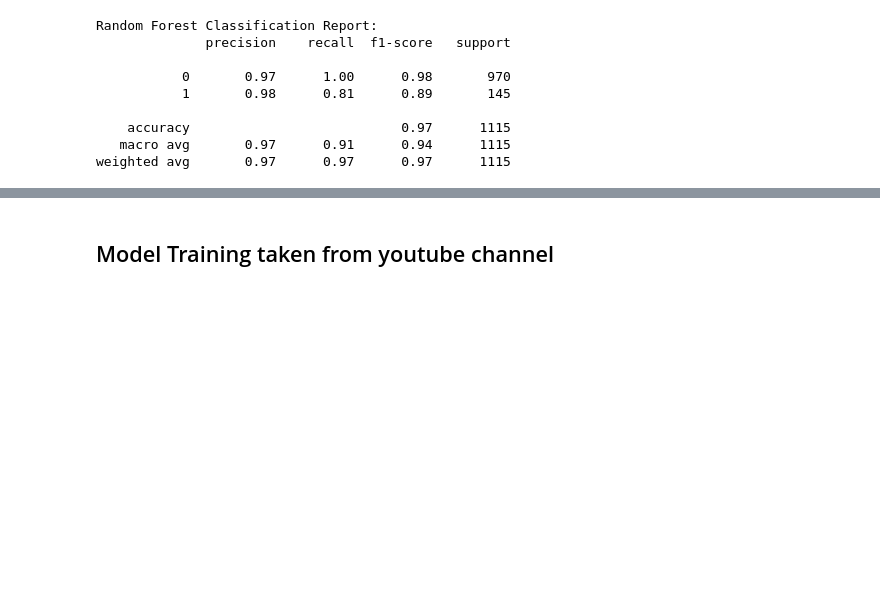
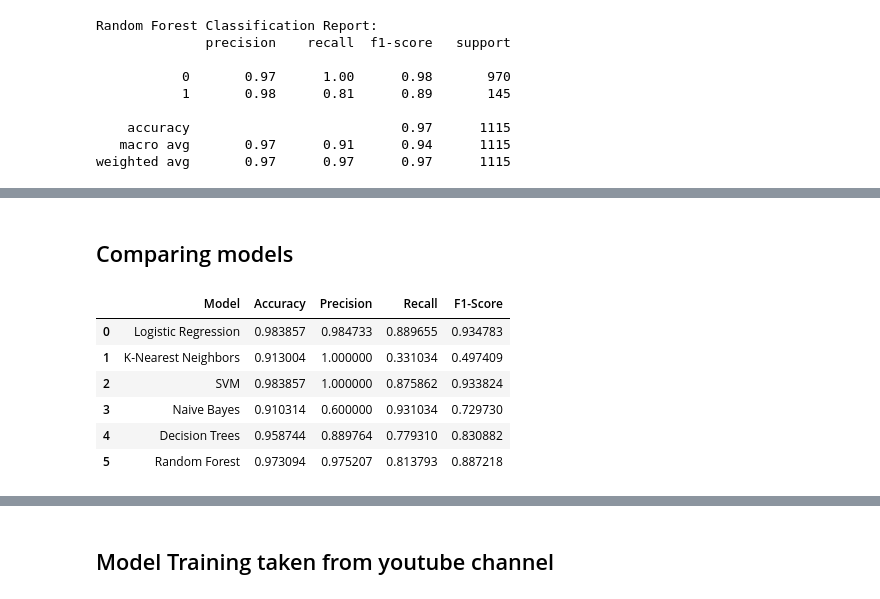
Before and after one commit to giocarro/Ciencia_de_datos, a Jupyter notebook: SMS_Spam_Detection_Analysis.ipynb, the cells around one changed output, grey strips where cells are left out. Drawn from its saved outputs; the diff is of its cells as text; code cells hidden in the pictures; blank space fills up the shorter version.

```diff
--- a/SMS_Spam_Detection_Analysis.ipynb
+++ b/SMS_Spam_Detection_Analysis.ipynb
@@ -540,0 +546,21 @@ weighted avg       0.97      0.97      0.97      1115
+# %% [markdown]
+## Comparing models
+# %%
+models_data = {
+    'Model': ['Logistic Regression', 'K-Nearest Neighbors', 'SVM', 'Naive Bayes', 'Decision Trees', 'Random Forest'],
+    'Accuracy': [lr_accuracy, knn_accuracy, svm_accuracy, nb_accuracy, dt_accuracy, rf_accuracy],
+    'Precision': [lr_precision, knn_precision, svm_precision, nb_precision, dt_precision, rf_precision],
+    'Recall': [lr_recall, knn_recall, svm_recall, nb_recall, dt_recall, rf_recall],
+    'F1-Score': [lr_f1, knn_f1, svm_f1, nb_f1, dt_f1, rf_f1]
+}
+
+df_models = pd.DataFrame(models_data)
+df_models
+# %% [output]
+|  | Model | Accuracy | Precision | Recall | F1-Score |
+| 0 | Logistic Regression | 0.983857 | 0.984733 | 0.889655 | 0.934783 |
+| 1 | K-Nearest Neighbors | 0.913004 | 1.000000 | 0.331034 | 0.497409 |
+| 2 | SVM | 0.983857 | 1.000000 | 0.875862 | 0.933824 |
+| 3 | Naive Bayes | 0.910314 | 0.600000 | 0.931034 | 0.729730 |
+| 4 | Decision Trees | 0.958744 | 0.889764 | 0.779310 | 0.830882 |
+| 5 | Random Forest | 0.973094 | 0.975207 | 0.813793 | 0.887218 |
```
Also changed, not shown: parts of 2 cells of this notebook.
